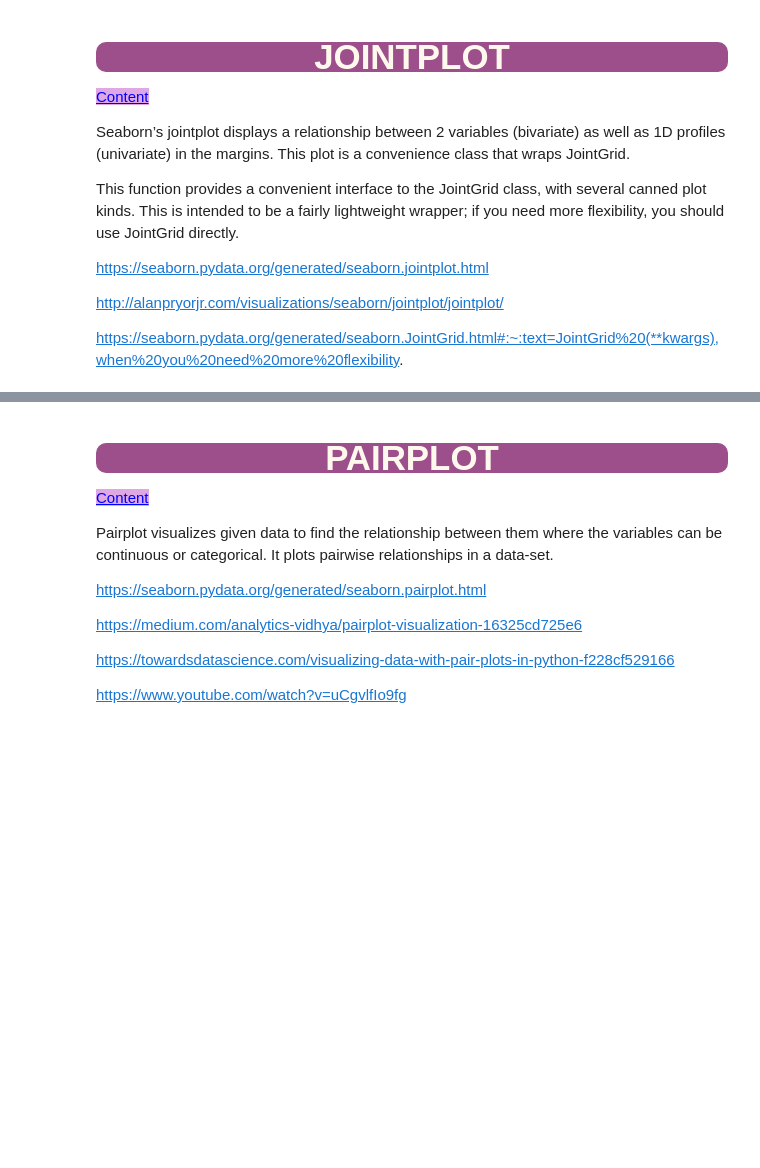
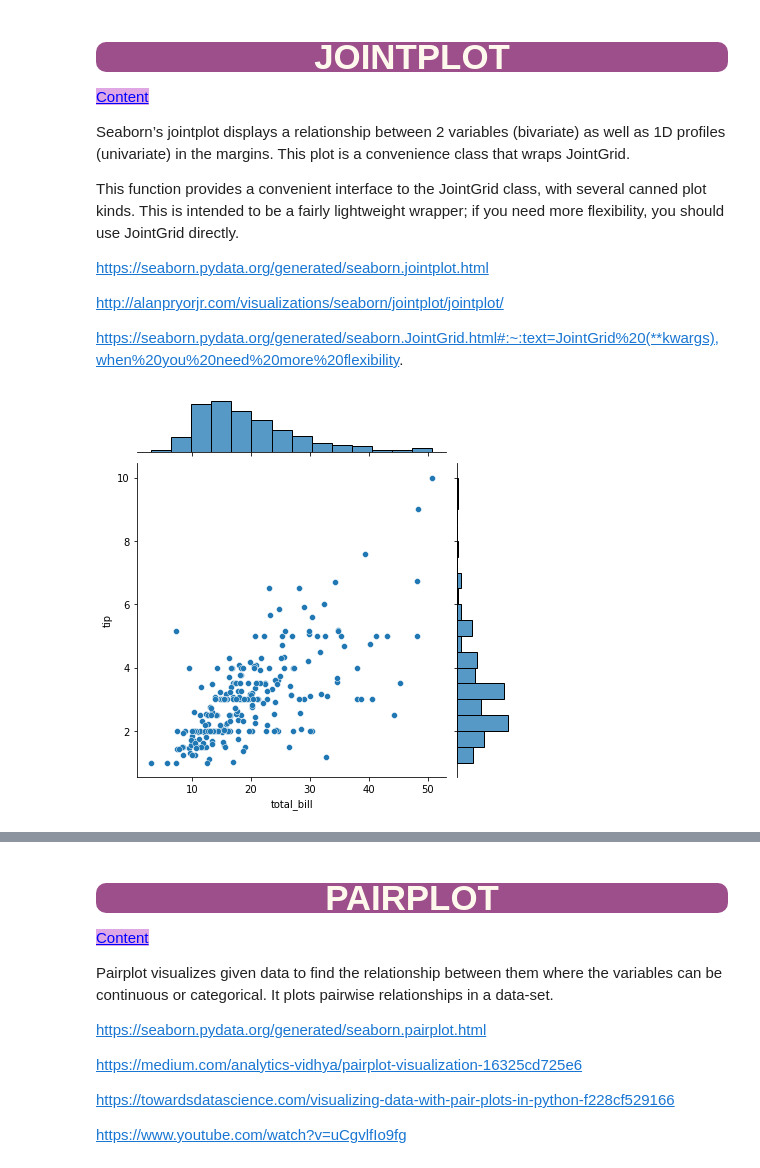
Before and after one commit to Yusuf5001/DVwPy, a Jupyter notebook: 5_DVwPy_S3_Seaborn.ipynb, the cells around one changed output, grey strips where cells are left out. Cells and saved outputs as stored; diff of their text form; code cells hidden in the pictures; blank space fills up the shorter version.

```diff
--- a/5_DVwPy_S3_Seaborn.ipynb
+++ b/5_DVwPy_S3_Seaborn.ipynb
@@ -206,3 +206,8 @@ https://seaborn.pydata.org/generated/seaborn.jointplot.html
 http://alanpryorjr.com/visualizations/seaborn/jointplot/jointplot/
 
 https://seaborn.pydata.org/generated/seaborn.JointGrid.html#:~:text=JointGrid%20(**kwargs),when%20you%20need%20more%20flexibility.
+# %%
+sns.jointplot(x="total_bill", y="tip", data=tips)
+plt.show()
+# %% [output]
+[figure, added]
```
Also changed, not shown: parts of 15 cells of this notebook.
